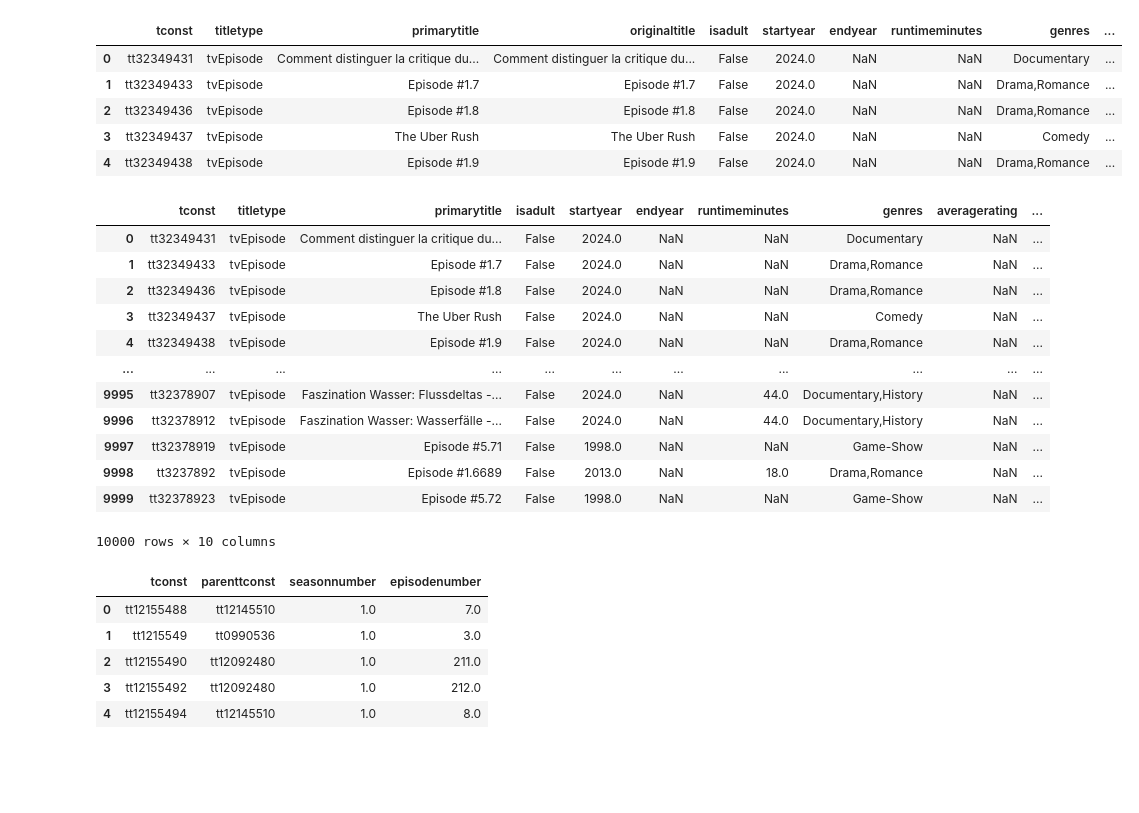
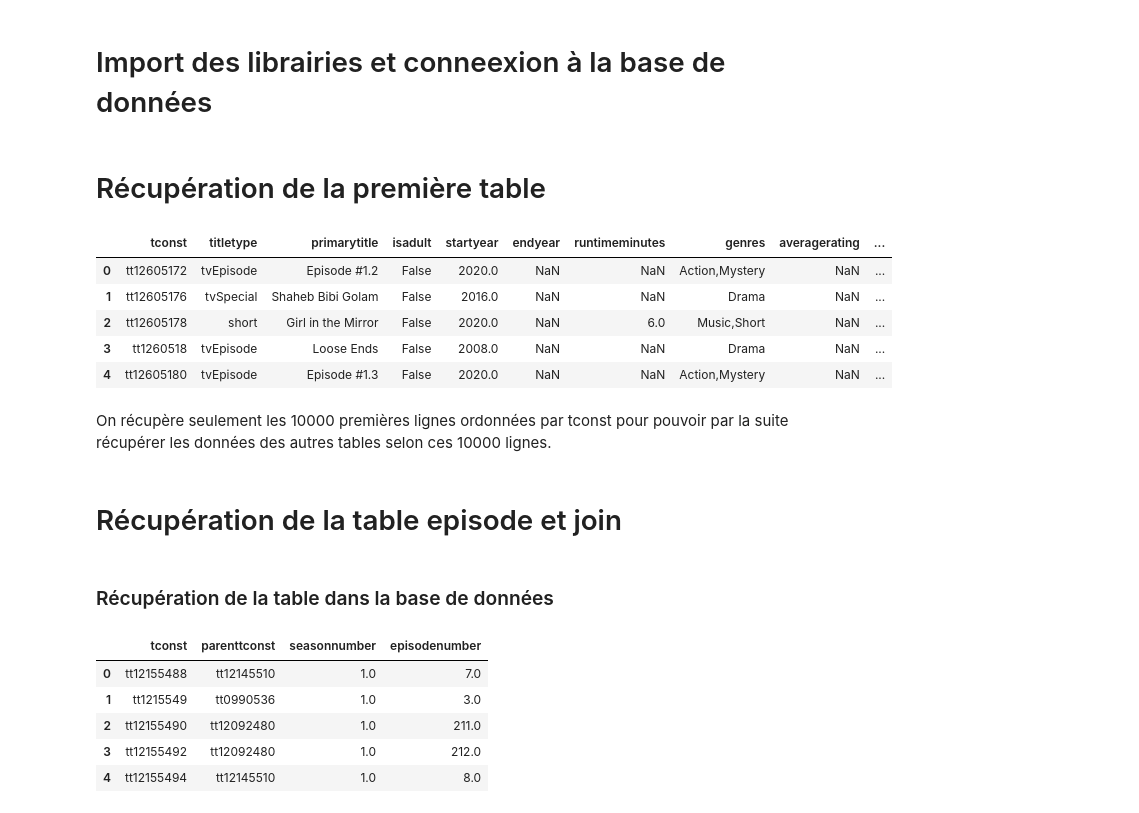
Before and after one commit to MelodyDuplaix/Netfloox_g0_JohnBondouxDuplaix, a Jupyter notebook: extraction_features.ipynb, the cells around one changed output. Cells and saved outputs as stored; diff of their text form; code cells hidden in the pictures; blank space fills up the shorter version.

```diff
--- a/extraction_features.ipynb
+++ b/extraction_features.ipynb
@@ -1,3 +1,5 @@
+# %% [markdown]
+# Import des librairies et conneexion à la base de données
 # %%
 from sqlalchemy import create_engine
 import pandas as pd
@@ -9,35 +11,26 @@ database_url = os.getenv("DATABASE_URL")
 engine = create_engine(database_url)
+# %% [markdown]
+# Récupération de la première table
 # %%
 
-query = "SELECT * FROM sebastien.title_basics LIMIT 10000;"
+query = "SELECT tconst, titletype, primarytitle, isadult, startyear, endyear, runtimeminutes, genres, averagerating, numvotes FROM sebastien.title_basics ORDER BY tconst LIMIT 10000;"
 with engine.connect() as conn, conn.begin():
     df = pd.read_sql_query(query, engine)
 
 df.head()
 # %% [output]
-|  | tconst | titletype | primarytitle | originaltitle | isadult | startyear | endyear | runtimeminutes | genres | ... |
-| 0 | tt32349431 | tvEpisode | Comment distinguer la critique du... | Comment distinguer la critique du... | False | 2024.0 | NaN | NaN | Documentary | ... |
-| 1 | tt32349433 | tvEpisode | Episode #1.7 | Episode #1.7 | False | 2024.0 | NaN | NaN | Drama,Romance | ... |
-| 2 | tt32349436 | tvEpisode | Episode #1.8 | Episode #1.8 | False | 2024.0 | NaN | NaN | Drama,Romance | ... |
-| 3 | tt32349437 | tvEpisode | The Uber Rush | The Uber Rush | False | 2024.0 | NaN | NaN | Comedy | ... |
-| 4 | tt32349438 | tvEpisode | Episode #1.9 | Episode #1.9 | False | 2024.0 | NaN | NaN | Drama,Romance | ... |
+|  | tconst | titletype | primarytitle | isadult | startyear | endyear | runtimeminutes | genres | averagerating | ... |
+| 0 | tt12605172 | tvEpisode | Episode #1.2 | False | 2020.0 | NaN | NaN | Action,Mystery | NaN | ... |
+| 1 | tt12605176 | tvSpecial | Shaheb Bibi Golam | False | 2016.0 | NaN | NaN | Drama | NaN | ... |
+| 2 | tt12605178 | short | Girl in the Mirror | False | 2020.0 | NaN | 6.0 | Music,Short | NaN | ... |
+| 3 | tt1260518 | tvEpisode | Loose Ends | False | 2008.0 | NaN | NaN | Drama | NaN | ... |
+| 4 | tt12605180 | tvEpisode | Episode #1.3 | False | 2020.0 | NaN | NaN | Action,Mystery | NaN | ... |
-# %%
-df.drop(columns=["originaltitle"], inplace=True)
-df
-# %% [output]
-|  | tconst | titletype | primarytitle | isadult | startyear | endyear | runtimeminutes | genres | averagerating | ... |
-| 0 | tt32349431 | tvEpisode | Comment distinguer la critique du... | False | 2024.0 | NaN | NaN | Documentary | NaN | ... |
-| 1 | tt32349433 | tvEpisode | Episode #1.7 | False | 2024.0 | NaN | NaN | Drama,Romance | NaN | ... |
-| 2 | tt32349436 | tvEpisode | Episode #1.8 | False | 2024.0 | NaN | NaN | Drama,Romance | NaN | ... |
-| 3 | tt32349437 | tvEpisode | The Uber Rush | False | 2024.0 | NaN | NaN | Comedy | NaN | ... |
-| 4 | tt32349438 | tvEpisode | Episode #1.9 | False | 2024.0 | NaN | NaN | Drama,Romance | NaN | ... |
-| ... | ... | ... | ... | ... | ... | ... | ... | ... | ... | ... |
-| 9995 | tt32378907 | tvEpisode | Faszination Wasser: Flussdeltas -... | False | 2024.0 | NaN | 44.0 | Documentary,History | NaN | ... |
-| 9996 | tt32378912 | tvEpisode | Faszination Wasser: Wasserfälle -... | False | 2024.0 | NaN | 44.0 | Documentary,History | NaN | ... |
-| 9997 | tt32378919 | tvEpisode | Episode #5.71 | False | 1998.0 | NaN | NaN | Game-Show | NaN | ... |
-| 9998 | tt3237892 | tvEpisode | Episode #1.6689 | False | 2013.0 | NaN | 18.0 | Drama,Romance | NaN | ... |
-| 9999 | tt32378923 | tvEpisode | Episode #5.72 | False | 1998.0 | NaN | NaN | Game-Show | NaN | ... |
-10000 rows × 10 columns
+# %% [markdown]
+On récupère seulement les 10000 premières lignes ordonnées par tconst pour pouvoir par la suite récupérer les données des autres tables selon ces 10000 lignes.
+# %% [markdown]
+# Récupération de la table episode et join
+# %% [markdown]
+### Récupération de la table dans la base de données
 # %%
 query = "SELECT * FROM sebastien.title_episode;"
 with engine.connect() as conn, conn.begin():
```
Also changed, not shown: parts of 18 cells of this notebook, 1 other file.
